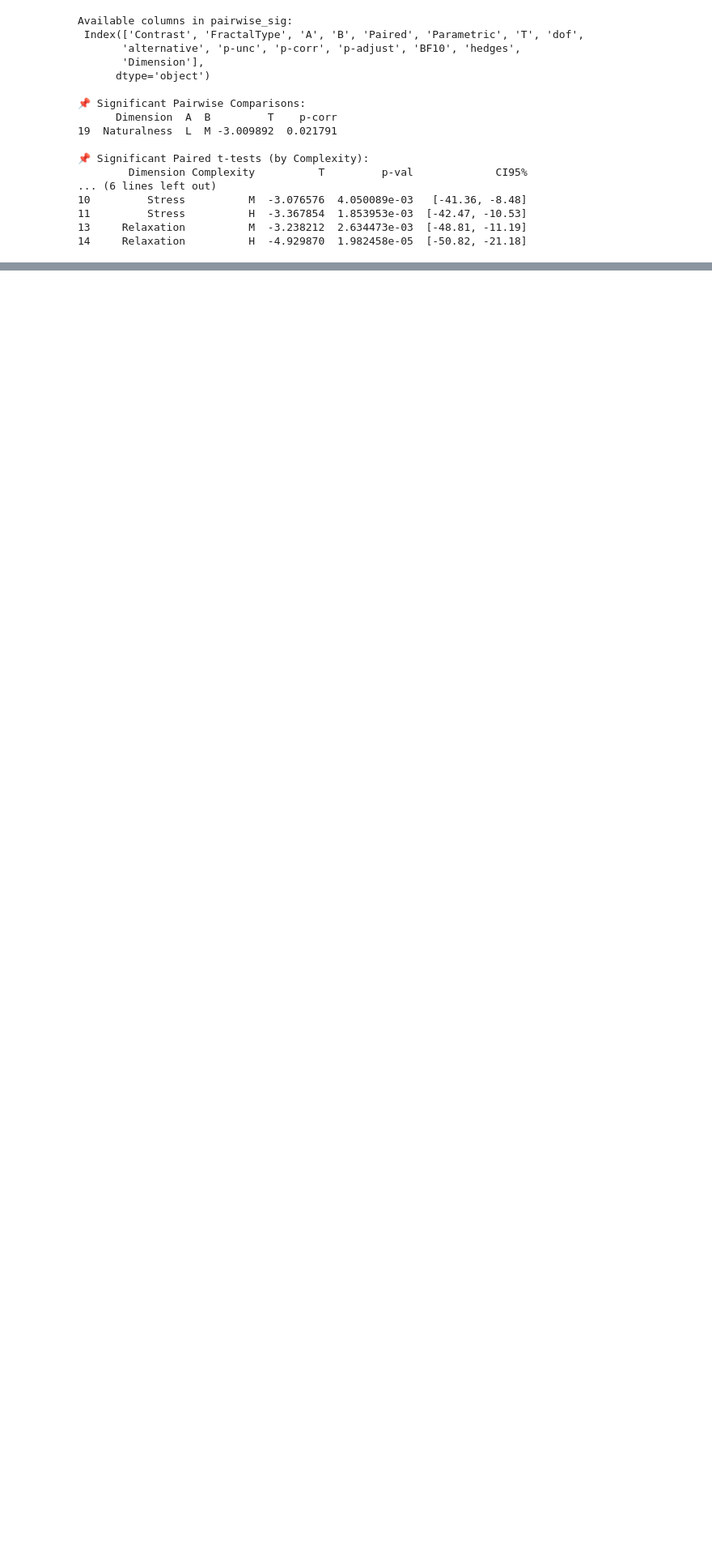
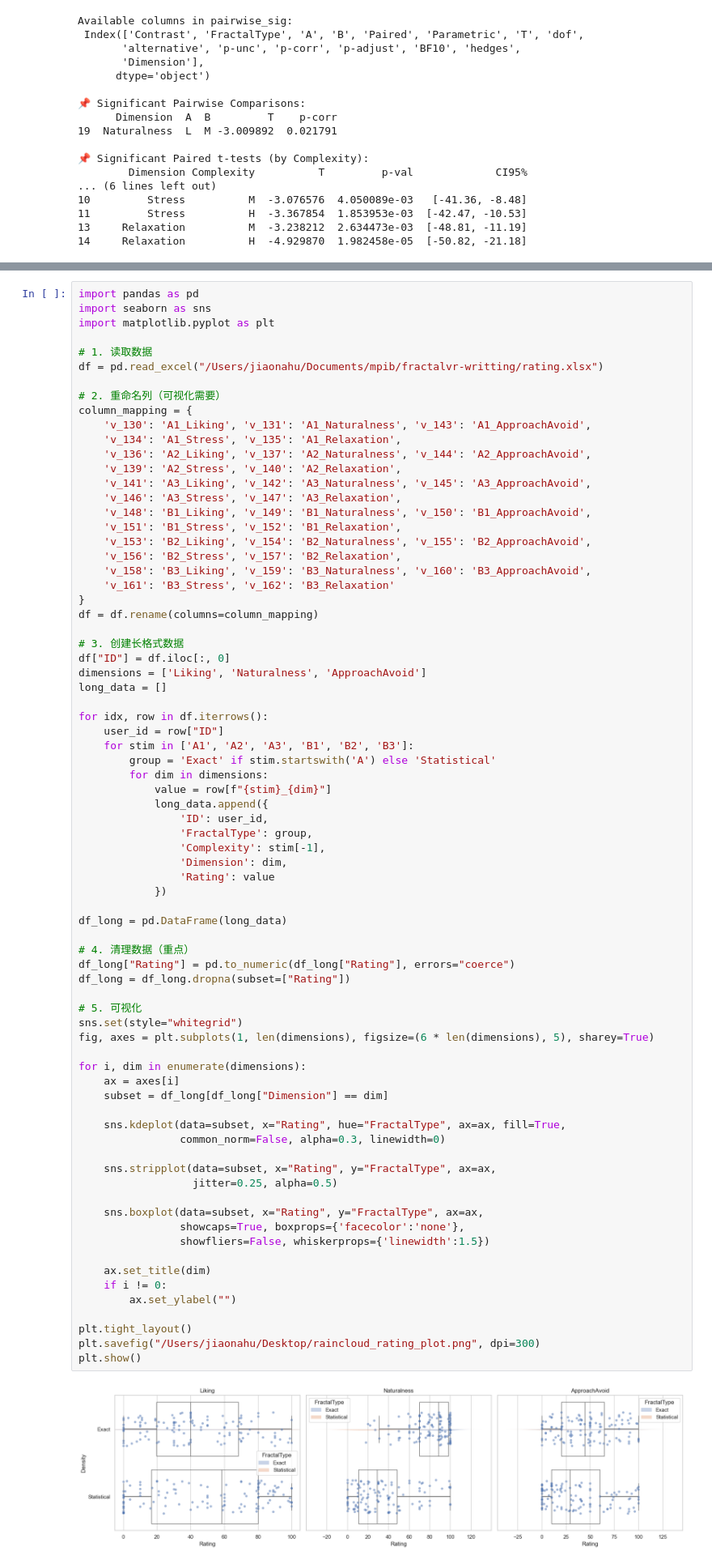
Before and after one commit to PuddleJumper2018/fractalvr, a Jupyter notebook: Unipark-rating.ipynb, the cells around one changed output, grey strips where cells are left out. Shown at 81% size. Cells and saved outputs as stored; diff of their text form; blank space fills up the shorter version.

```diff
--- a/Unipark-rating.ipynb
+++ b/Unipark-rating.ipynb
@@ -686,0 +608,77 @@ plt.show()
+# %%
+import pandas as pd
+import seaborn as sns
+import matplotlib.pyplot as plt
+
+# 1. 读取数据
+df = pd.read_excel("/Users/jiaonahu/Documents/mpib/fractalvr-writting/rating.xlsx")
+
+# 2. 重命名列（可视化需要）
+column_mapping = {
+    'v_130': 'A1_Liking', 'v_131': 'A1_Naturalness', 'v_143': 'A1_ApproachAvoid',
+    'v_134': 'A1_Stress', 'v_135': 'A1_Relaxation',
+    'v_136': 'A2_Liking', 'v_137': 'A2_Naturalness', 'v_144': 'A2_ApproachAvoid',
+    'v_139': 'A2_Stress', 'v_140': 'A2_Relaxation',
+    'v_141': 'A3_Liking', 'v_142': 'A3_Naturalness', 'v_145': 'A3_ApproachAvoid',
+    'v_146': 'A3_Stress', 'v_147': 'A3_Relaxation',
+    'v_148': 'B1_Liking', 'v_149': 'B1_Naturalness', 'v_150': 'B1_ApproachAvoid',
+    'v_151': 'B1_Stress', 'v_152': 'B1_Relaxation',
+    'v_153': 'B2_Liking', 'v_154': 'B2_Naturalness', 'v_155': 'B2_ApproachAvoid',
+    'v_156': 'B2_Stress', 'v_157': 'B2_Relaxation',
+    'v_158': 'B3_Liking', 'v_159': 'B3_Naturalness', 'v_160': 'B3_ApproachAvoid',
+    'v_161': 'B3_Stress', 'v_162': 'B3_Relaxation'
+}
+df = df.rename(columns=column_mapping)
+
+# 3. 创建长格式数据
+df["ID"] = df.iloc[:, 0]
+dimensions = ['Liking', 'Naturalness', 'ApproachAvoid']
+long_data = []
+
+for idx, row in df.iterrows():
+    user_id = row["ID"]
+    for stim in ['A1', 'A2', 'A3', 'B1', 'B2', 'B3']:
+        group = 'Exact' if stim.startswith('A') else 'Statistical'
+        for dim in dimensions:
+            value = row[f"{stim}_{dim}"]
+            long_data.append({
+                'ID': user_id,
+                'FractalType': group,
+                'Complexity': stim[-1],
+                'Dimension': dim,
+                'Rating': value
+            })
+
+df_long = pd.DataFrame(long_data)
+
+# 4. 清理数据（重点）
+df_long["Rating"] = pd.to_numeric(df_long["Rating"], errors="coerce")
+df_long = df_long.dropna(subset=["Rating"])
+
+# 5. 可视化
+sns.set(style="whitegrid")
+fig, axes = plt.subplots(1, len(dimensions), figsize=(6 * len(dimensions), 5), sharey=True)
+
+for i, dim in enumerate(dimensions):
+    ax = axes[i]
+    subset = df_long[df_long["Dimension"] == dim]
+
+    sns.kdeplot(data=subset, x="Rating", hue="FractalType", ax=ax, fill=True,
+                common_norm=False, alpha=0.3, linewidth=0)
+
+    sns.stripplot(data=subset, x="Rating", y="FractalType", ax=ax,
+                  jitter=0.25, alpha=0.5)
+
+    sns.boxplot(data=subset, x="Rating", y="FractalType", ax=ax,
+                showcaps=True, boxprops={'facecolor':'none'},
+                showfliers=False, whiskerprops={'linewidth':1.5})
+
+    ax.set_title(dim)
+    if i != 0:
+        ax.set_ylabel("")
+
+plt.tight_layout()
+plt.savefig("/Users/jiaonahu/Desktop/raincloud_rating_plot.png", dpi=300)
+plt.show()
+# %% [output]
+[figure, added]
```
Also changed, not shown: parts of 2 cells of this notebook.
